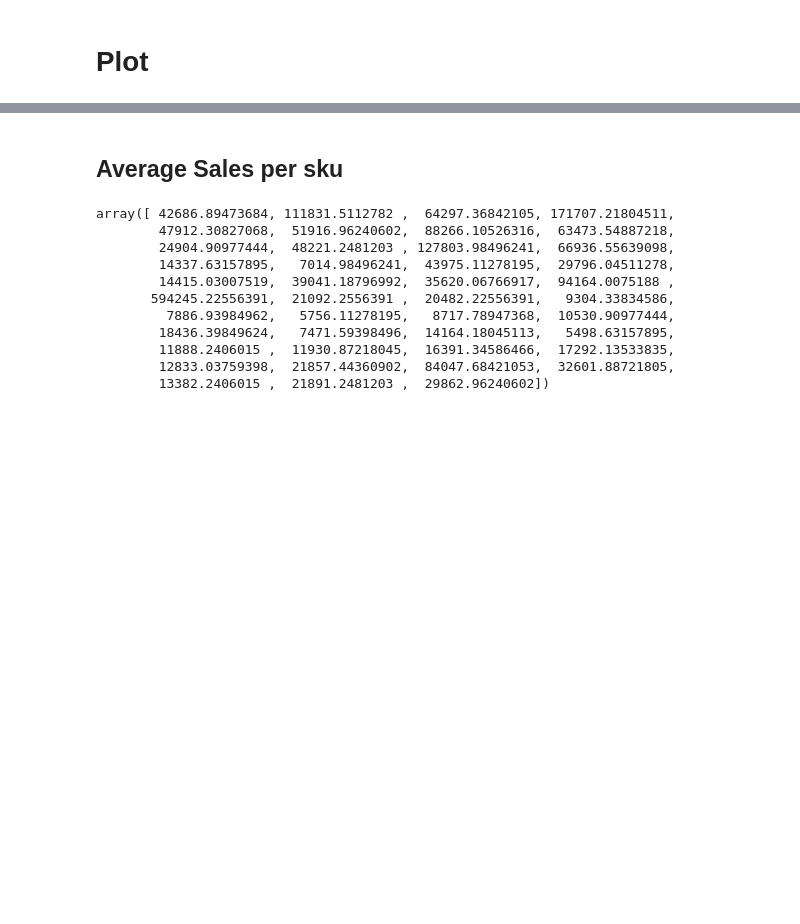
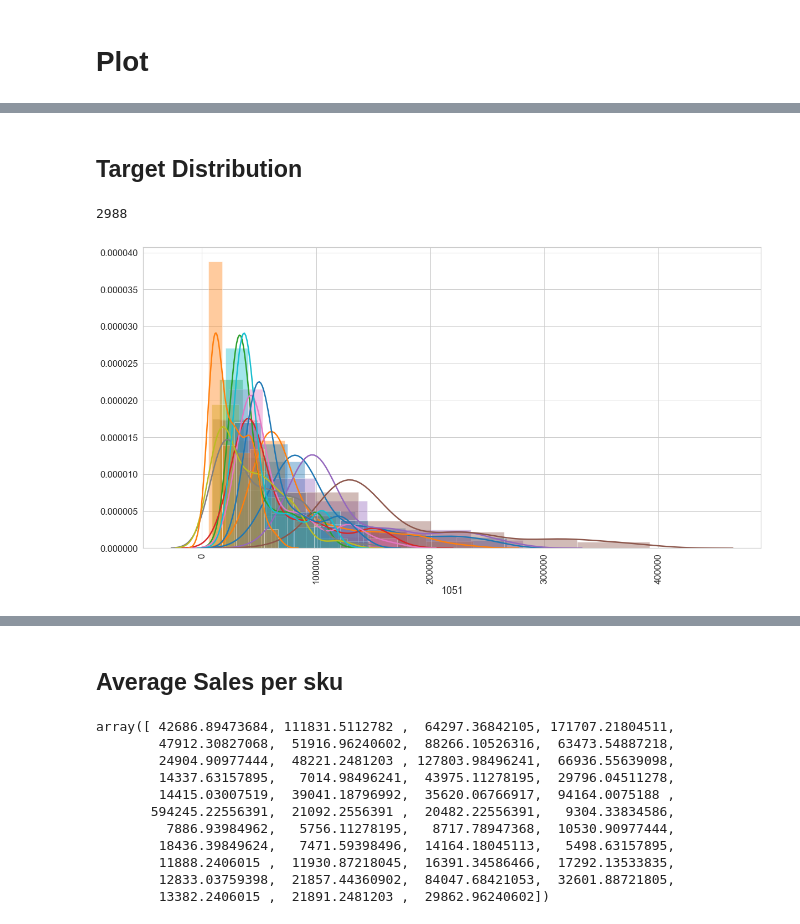
Before and after one commit to tommasofioravanti/DMTMCourseProject, a Jupyter notebook: notebooks/First-Analysis.ipynb, the cells around one changed output, grey strips where cells are left out. Drawn from its saved outputs; the diff is of its cells as text; code cells hidden in the pictures; blank space fills up the shorter version.

```diff
--- a/notebooks/First-Analysis.ipynb
+++ b/notebooks/First-Analysis.ipynb
@@ -115,3 +175,20 @@ for i, s in enumerate(set(train[train.scope == 1].sku)):
 # %%
 train = train.sort_values(['sku', 'Date'])
 train = train.reset_index(drop=True)
+# %% [markdown]
+## Target Distribution
+# %%
+df.target.idxmax()
+# %% [output]
+2988
+# %%
+mycolors = np.random.choice(list(mpl.colors.XKCD_COLORS.keys()), len(set(train[train.scope == 1].sku)), replace=False)
+plt.figure(figsize=(20,10))
+plt.xticks(rotation=90)
+sns.set_context("notebook", font_scale=1.5, rc={"lines.linewidth": 2.5})
+for i, s in enumerate(set(train[train.scope == 1].sku)):
+    dp = sns.distplot(df[df.sku==s]['sales w-1'],bins=5)
+    #max_x, max_y = train[(train.sku==s) & ()].Date.values[-1], train[train.sku==s].target.values[-1]
+    #plt.text(last_x, last_y, str(s), color=mycolors[i])
+# %% [output]
+[figure, added]
```
Also changed, not shown: parts of 38 cells of this notebook, 3 other files.
